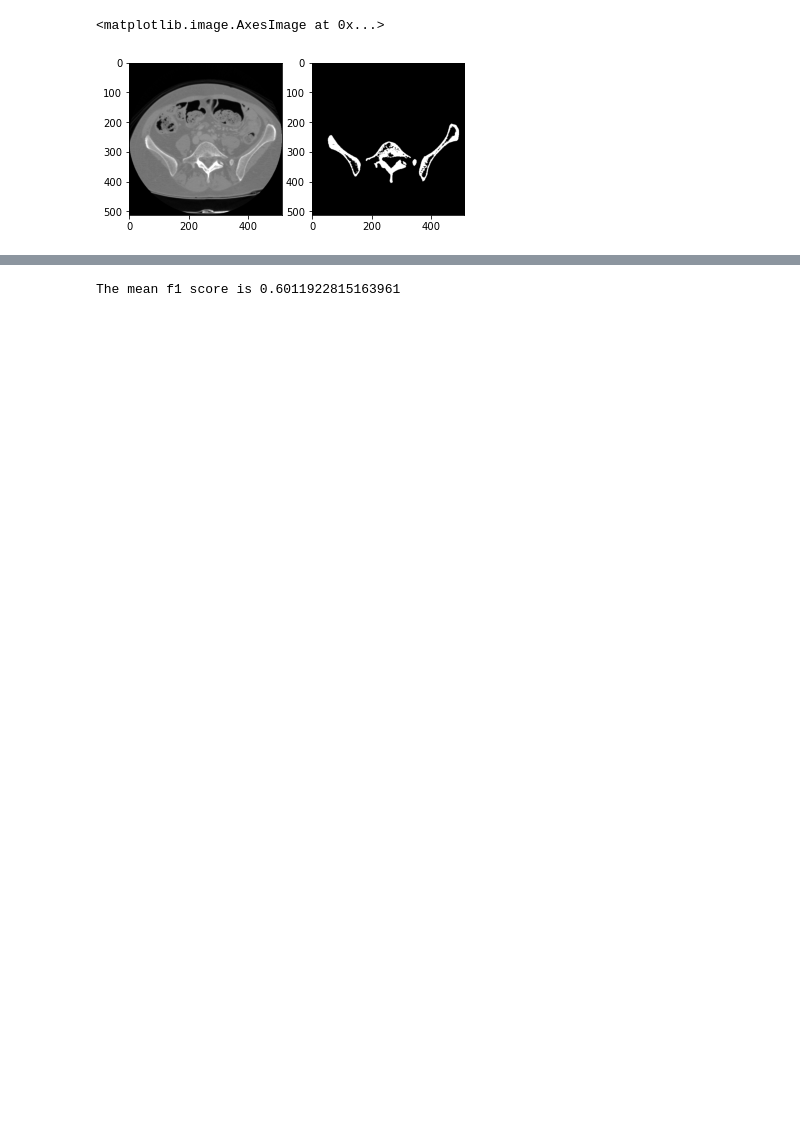
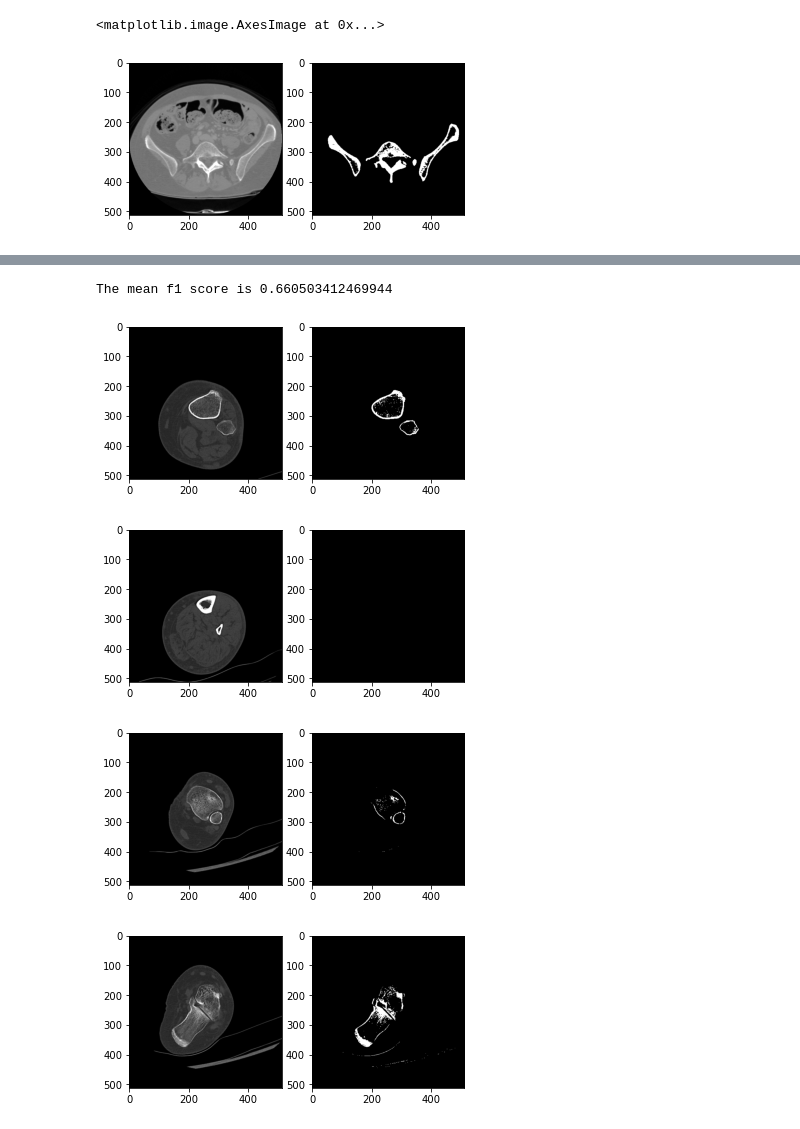
Before and after one commit to sandialabs/sibl, a Jupyter notebook: ptg/notebooks/thresholding_check.ipynb, the cells around one changed output, grey strips where cells are left out. Drawn from its saved outputs; the diff is of its cells as text; code cells hidden in the pictures; blank space fills up the shorter version.

```diff
--- a/ptg/notebooks/thresholding_check.ipynb
+++ b/ptg/notebooks/thresholding_check.ipynb
@@ -10,6 +10,7 @@ from skimage import util
 # Constants
 
 DATA_DIR = Path('../data/ircad_numpy/data/patients')
+TIB_FIB_DIR = Path('../data/ircad_numpy/data')
 # %%
 def reset_paths():
     scans = DATA_DIR.glob('*/scans_512.npy')
@@ -80,4 +66,24 @@ for scan_loc, mask_loc in zip(scans, masks):
 # %%
-print(f"The mean f1 score is {np.mean(f1_scores)}")
+f1 = calc_f1(scans, masks)
+print(f"The mean f1 score is {f1}")
 # %% [output]
-The mean f1 score is 0.6011922815163961
+The mean f1 score is 0.660503412469944
+# %%
+tib_fib_jpgs = TIB_FIB_DIR.glob("*.jpg")
+for jpg in tib_fib_jpgs:
+    img = plt.imread(jpg)
+
+    # Threshold
+    thresh = filters.threshold_yen(img)
+    pred = img >= thresh
+
+    # Visualise
+    fig, axes = plt.subplots(1,2)
+    axes[0].imshow(img, cmap='gray')
+    axes[1].imshow(pred, cmap='gray')
+    plt.pause(0.05)
+# %% [output]
+[figure, added]
+[figure, added]
+[figure, added]
+[figure, added]
```
Also changed, not shown: parts of 2 cells of this notebook.
